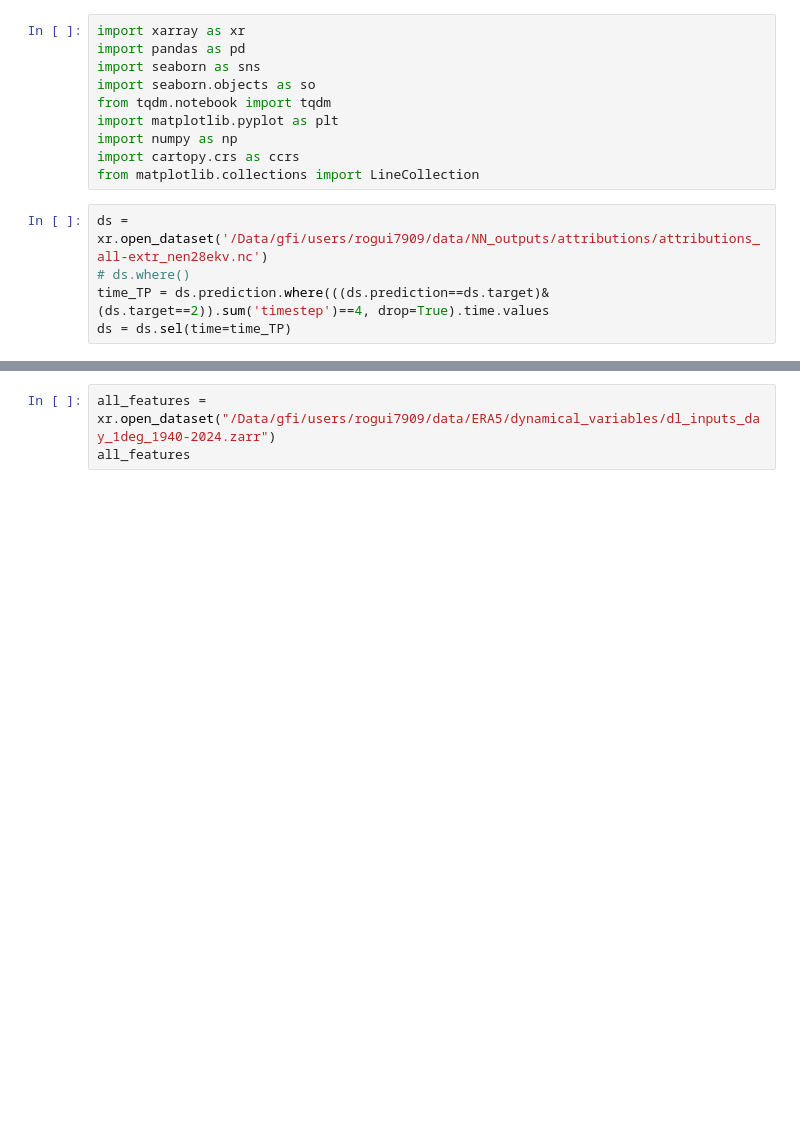
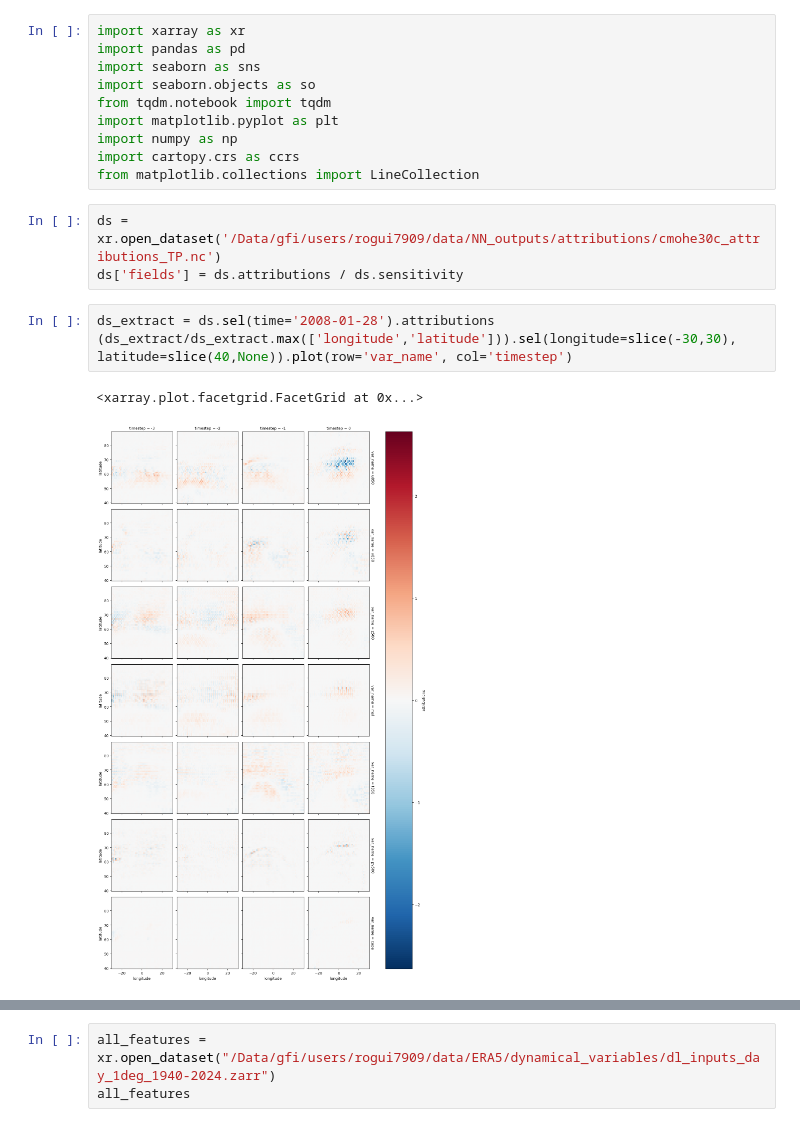
Before and after one commit to rguilcas/predict_rain_norway, a Jupyter notebook: assessment_of_nn/test_new_attributions.ipynb, the cells around one changed output, grey strips where cells are left out. Cells and saved outputs as stored; diff of their text form; blank space fills up the shorter version.

```diff
--- a/assessment_of_nn/test_new_attributions.ipynb
+++ b/assessment_of_nn/test_new_attributions.ipynb
@@ -9,7 +9,11 @@ import numpy as np
 import cartopy.crs as ccrs
 from matplotlib.collections import LineCollection
 # %%
-ds = xr.open_dataset('/Data/gfi/users/rogui7909/data/NN_outputs/attributions/attributions_all-extr_nen28ekv.nc')
-# ds.where()
-time_TP = ds.prediction.where(((ds.prediction==ds.target)&(ds.target==2)).sum('timestep')==4, drop=True).time.values
-ds = ds.sel(time=time_TP)
+ds = xr.open_dataset('/Data/gfi/users/rogui7909/data/NN_outputs/attributions/cmohe30c_attributions_TP.nc')
+ds['fields'] = ds.attributions / ds.sensitivity
+# %%
+ds_extract = ds.sel(time='2008-01-28').attributions
+(ds_extract/ds_extract.max(['longitude','latitude'])).sel(longitude=slice(-30,30), latitude=slice(40,None)).plot(row='var_name', col='timestep')
+# %% [output]
+<xarray.plot.facetgrid.FacetGrid at 0x...>
+[figure, added]
```
Also changed, not shown: parts of 9 cells of this notebook, 4 other files.
